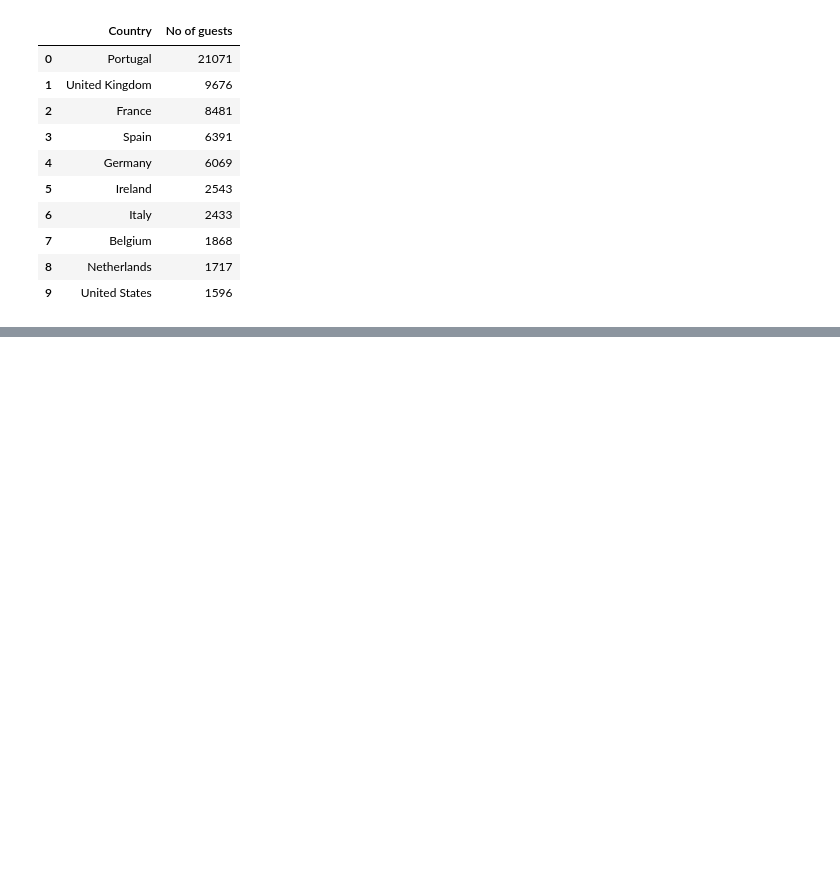
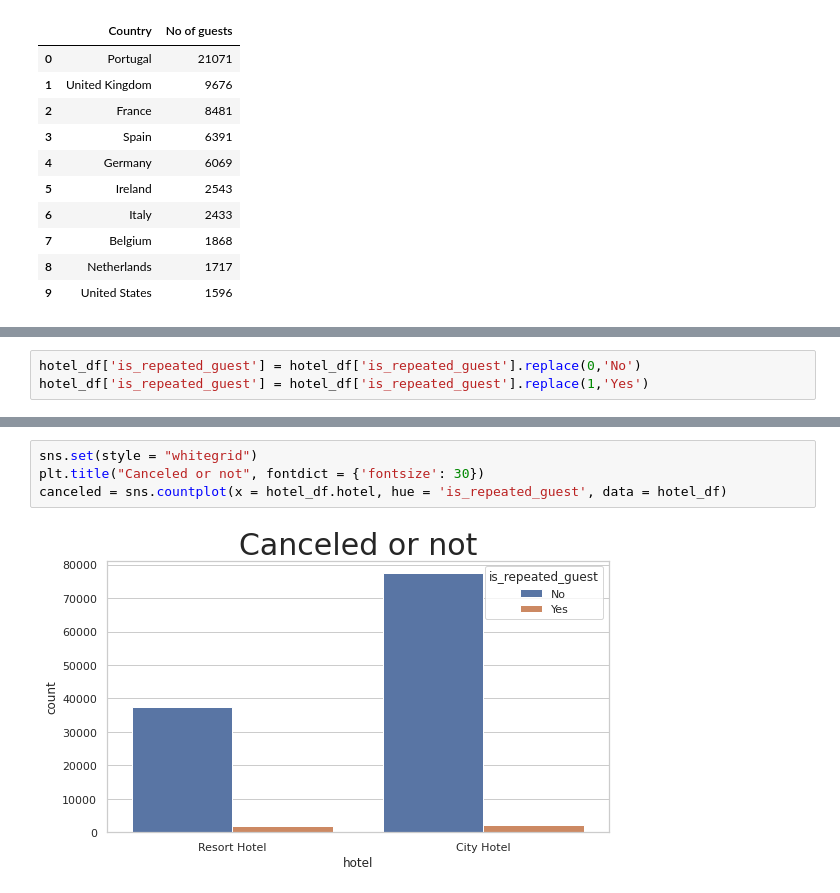
Before and after one commit to Naveen-King/EDA-Hotel-booking-Analysis, a Jupyter notebook: EDA_Hotel_booking_Analysis.ipynb, the cells around one changed output, grey strips where cells are left out. Drawn from its saved outputs; the diff is of its cells as text; blank space fills up the shorter version.

```diff
--- a/EDA_Hotel_booking_Analysis.ipynb
+++ b/EDA_Hotel_booking_Analysis.ipynb
@@ -419,0 +584,3 @@ top_countries_guests
+# %%
+hotel_df['is_repeated_guest'] = hotel_df['is_repeated_guest'].replace(0,'No')
+hotel_df['is_repeated_guest'] = hotel_df['is_repeated_guest'].replace(1,'Yes')
@@ -419,0 +602,6 @@ top_countries_guests
+# %%
+sns.set(style = "whitegrid")
+plt.title("Canceled or not", fontdict = {'fontsize': 30})
+canceled = sns.countplot(x = hotel_df.hotel, hue = 'is_repeated_guest', data = hotel_df)
+# %% [output]
+[figure, added]
```
Also changed, not shown: parts of 56 cells of this notebook.
